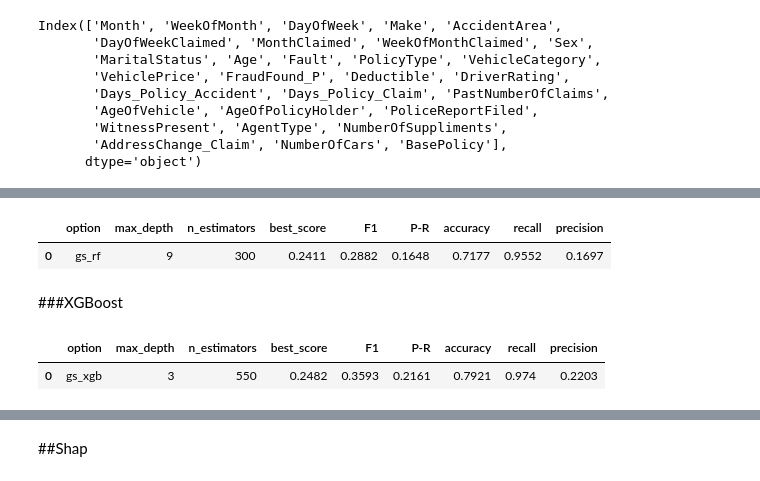
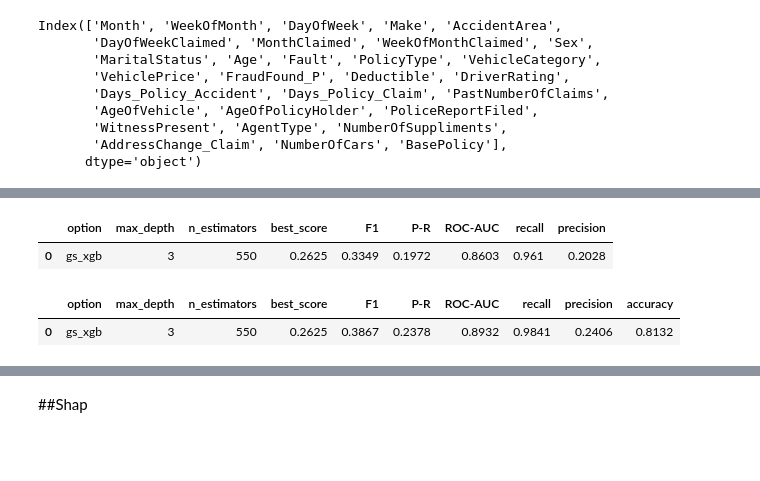
Before and after one commit to aziegert/Vehicle_Insurance_Claim_Fraud_Detection, a Jupyter notebook: Vehicle_Insurance_Claim_Fraud_Detection_v2.ipynb, the cells around one changed output, grey strips where cells are left out. Cells and saved outputs as stored; diff of their text form; code cells hidden in the pictures; blank space fills up the shorter version.

```diff
--- a/Vehicle_Insurance_Claim_Fraud_Detection_v2.ipynb
+++ b/Vehicle_Insurance_Claim_Fraud_Detection_v2.ipynb
@@ -739,0 +753,9 @@ array(['WeekOfMonth', 'WeekOfMonthClaimed', 'Deductible', 'DriverRating',
+# %%
+selected_feats = {'all': X1_train.columns,
+                  'mif_feats': mif_feats,
+                  'mif_feats_1': mif_feats_1,
+                  'mif_feats_2': mif_feats_2,
+                  'rfi_feats': rfi_feats,
+                  'rfi_feats_1': rfi_feats_1,
+                  'rfi_feats_2': rfi_feats_2,
+                  'rfe_lgb_feats': rfe_lgb_feats}
@@ -740 +809,3 @@ array(['WeekOfMonth', 'WeekOfMonthClaimed', 'Deductible', 'DriverRating',
+# %%
+ex1_feats = rfi_feats_1
 # %% [markdown]
@@ -885,2 +846,0 @@ Iteration: 5
-# %%
-ex1_feats = rfi_feats
@@ -896,27 +847,32 @@ gs1_params_rf ={'max_depth': [8, 9, 10],
+# %%
+gs1_params_xgb = {'n_estimators': [500, 550, 600],
+                 'max_depth': [3, 5, 7],
+                 'learning_rate': [0.1, 0.25],
+                 'subsample': [0.75, 1.00],
+                 'scale_pos_weight': [16.71]
+                }
 # %%
 X_train = X1_train[ex1_feats].copy()
 y_train = y1_train
 
-rf = RandomForestClassifier()
+xgb_model = xgb.XGBClassifier()
 
-gs1_rf = GridSearchCV(rf,
-                     param_grid=gs1_params_rf,
-                     scoring='f1',
-                     cv=10)
+gs1_xgb = GridSearchCV(xgb_model,
+                      param_grid=gs1_params_xgb,
+                      scoring='f1',
+                      cv=skf)
 
-gs1_rf.fit(X_train, y_train)
-gs1_rf_best = gs1_rf.best_estimator_
-gs1_best_params = gs1_rf.best_params_
-y_train_pred = gs1_rf_best.predict(X_train)
-measures_gs1_rf = pd.concat([pd.DataFrame({'option': 'gs_rf',
-                                          'max_depth': [gs1_best_params['max_depth']],
-                                          'n_estimators': [gs1_best_params['n_estimators']],
-                                          'best_score': round(gs1_rf.best_score_, 4)}),
-                            calculate_metrics(y_train, y_train_pred)], axis=1)
+gs1_xgb.fit(X_train, y_train)
+gs1_xgb_best = gs1_xgb.best_estimator_
+gs1_xgb_best_params = gs1_xgb.best_params_
+y_train_pred_xgb = gs1_xgb_best.predict(X_train)
+measures_gs1_xgb = pd.concat([pd.DataFrame({'option': 'gs_xgb',
+                                          'max_depth': [gs1_xgb_best_params['max_depth']],
+                                          'n_estimators': [gs1_xgb_best_params['n_estimators']],
+                                          'best_score': round(gs1_xgb.best_score_, 4)}),
+                              calculate_metrics(y_train, y_train_pred)], axis=1)
 
-measures_gs1_rf
+measures_gs1_xgb
 # %% [output]
-|  | option | max_depth | n_estimators | best_score | F1 | P-R | accuracy | recall | precision |
-| 0 | gs_rf | 9 | 300 | 0.2411 | 0.2882 | 0.1648 | 0.7177 | 0.9552 | 0.1697 |
+|  | option | max_depth | n_estimators | best_score | F1 | P-R | ROC-AUC | recall | precision |
+| 0 | gs_xgb | 3 | 550 | 0.2625 | 0.3349 | 0.1972 | 0.8603 | 0.961 | 0.2028 |
-# %% [markdown]
-###XGBoost
@@ -930,27 +879,13 @@ gs1_params_xgb = {'n_estimators': [550, 600],
 # %%
-X_train = X1_train[ex1_feats].copy()
-y_train = y1_train
-
-xgb = xgboost.XGBClassifier()
-
-gs1_xgb = GridSearchCV(xgb,
-                      param_grid=gs1_params_xgb,
-                      scoring='f1',
-                      cv=10)
-
-gs1_xgb.fit(X_train, y_train)
-gs1_xgb_best = gs1_xgb.best_estimator_
-gs1_best_params = gs1_xgb.best_params_
-y_train_pred = gs1_xgb_best.predict(X_train)
 measures_gs1_xgb = pd.concat([pd.DataFrame({'option': 'gs_xgb',
-                                          'max_depth': [gs1_best_params['max_depth']],
-                                          'n_estimators': [gs1_best_params['n_estimators']],
+                                          'max_depth': [gs1_xgb_best_params['max_depth']],
+                                          'n_estimators': [gs1_xgb_best_params['n_estimators']],
                                           'best_score': round(gs1_xgb.best_score_, 4)}),
-                              calculate_metrics(y_train, y_train_pred)], axis=1)
+                              calculate_metrics(y_train, y_train_pred_xgb)], axis=1)
 
 measures_gs1_xgb
 # %% [output]
-|  | option | max_depth | n_estimators | best_score | F1 | P-R | accuracy | recall | precision |
-| 0 | gs_xgb | 3 | 550 | 0.2482 | 0.3593 | 0.2161 | 0.7921 | 0.974 | 0.2203 |
+|  | option | max_depth | n_estimators | best_score | F1 | P-R | ROC-AUC | recall | precision | accuracy |
+| 0 | gs_xgb | 3 | 550 | 0.2625 | 0.3867 | 0.2378 | 0.8932 | 0.9841 | 0.2406 | 0.8132 |
 # %%
 gs1_xgb.best_params_
```
Also changed, not shown: parts of 118 cells of this notebook.
